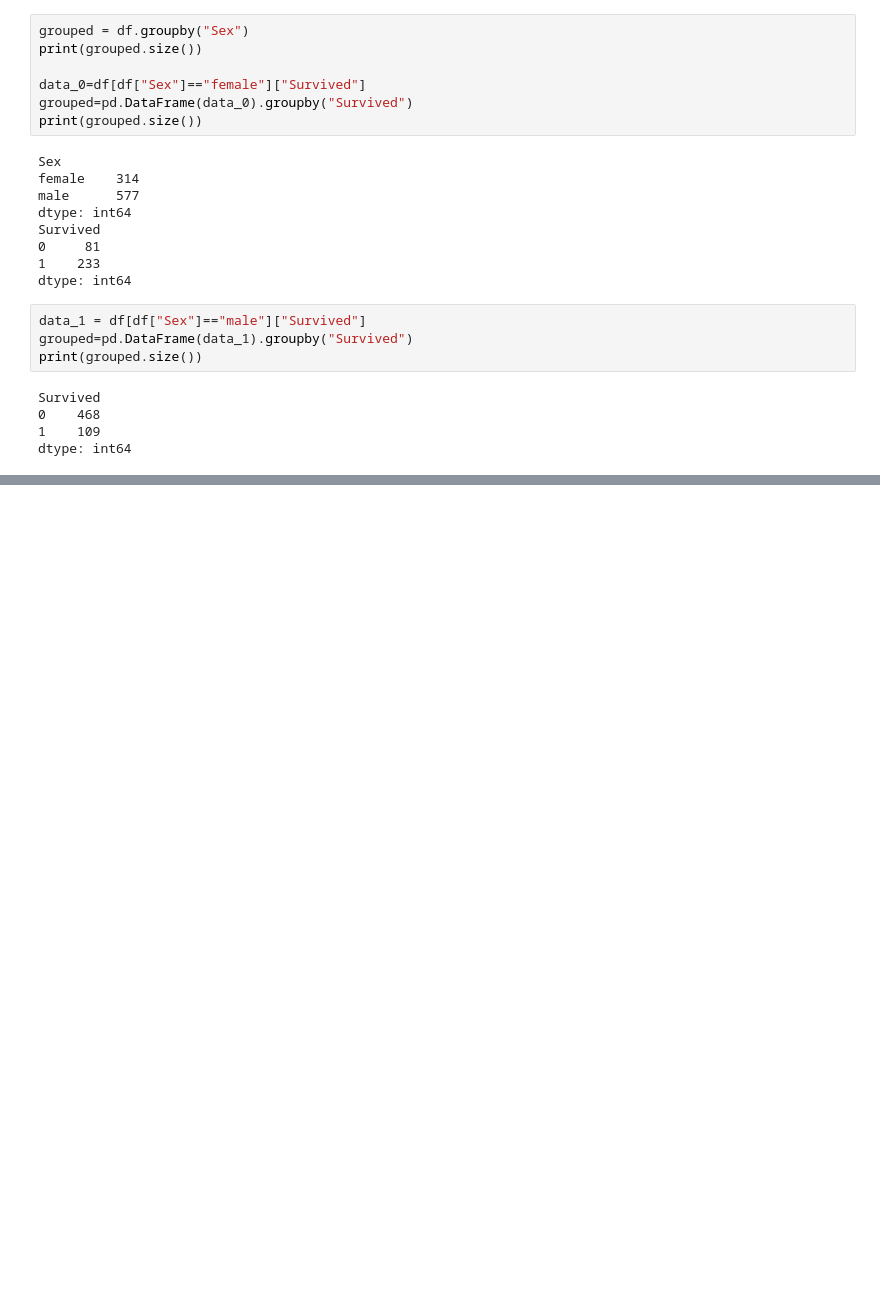
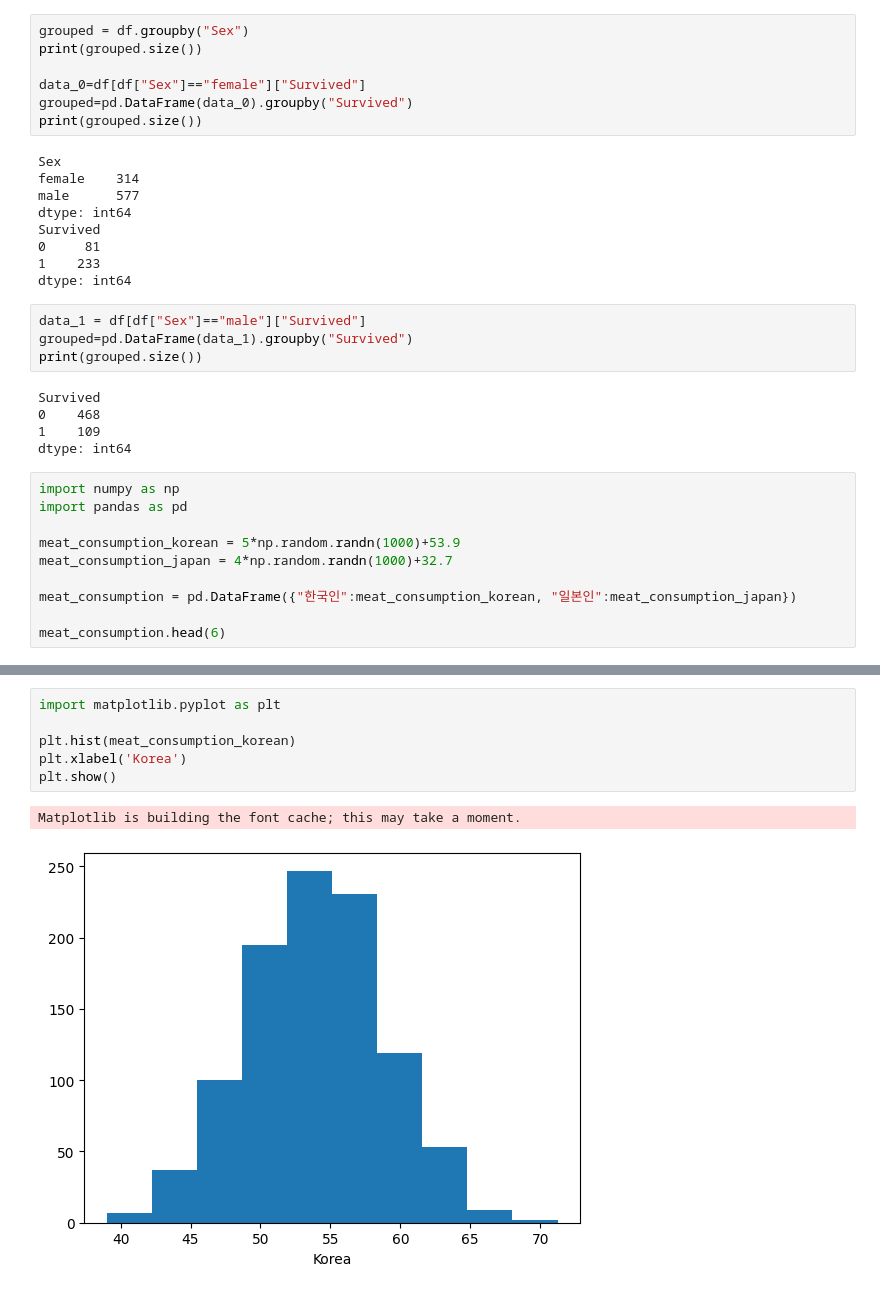
Before and after one commit to RANNY1042/DataScience, a Jupyter notebook: 0528_제1유형 전처리.ipynb, the cells around one changed output, grey strips where cells are left out. Saved outputs shown, nothing was run; the diff lists cells and outputs as text; blank space fills up the shorter version.

```diff
--- a/0528_제1유형 전처리.ipynb
+++ b/0528_제1유형 전처리.ipynb
@@ -144,3 +144,13 @@ Survived
 0    468
 1    109
 dtype: int64
+# %%
+import numpy as np
+import pandas as pd
+
+meat_consumption_korean = 5*np.random.randn(1000)+53.9
+meat_consumption_japan = 4*np.random.randn(1000)+32.7
+
+meat_consumption = pd.DataFrame({"한국인":meat_consumption_korean, "일본인":meat_consumption_japan})
+
+meat_consumption.head(6)
@@ -146,0 +185,9 @@ dtype: int64
+# %%
+import matplotlib.pyplot as plt
+
+plt.hist(meat_consumption_korean)
+plt.xlabel('Korea')
+plt.show()
+# %% [output]
+Matplotlib is building the font cache; this may take a moment.
+[figure, added]
```
Also changed, not shown: parts of 47 cells of this notebook, 1 other file.
